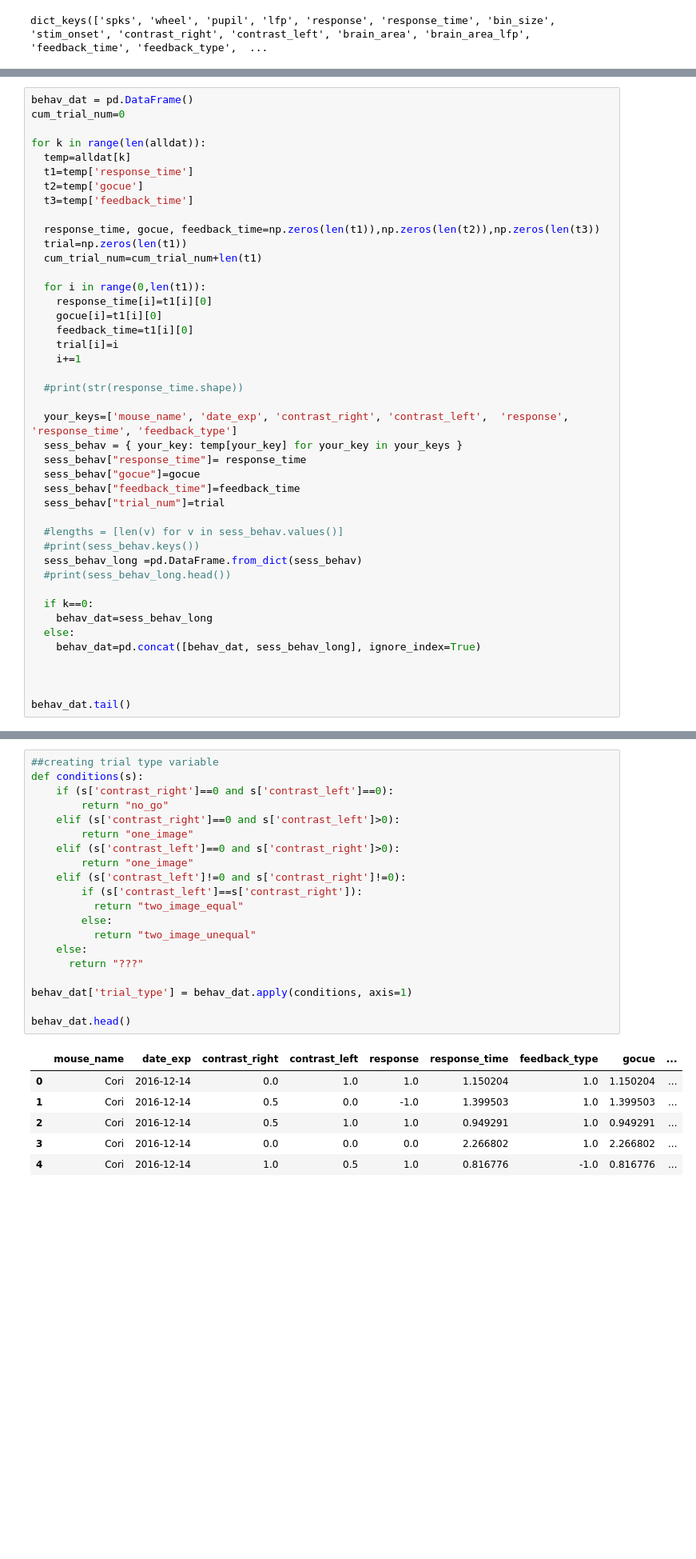
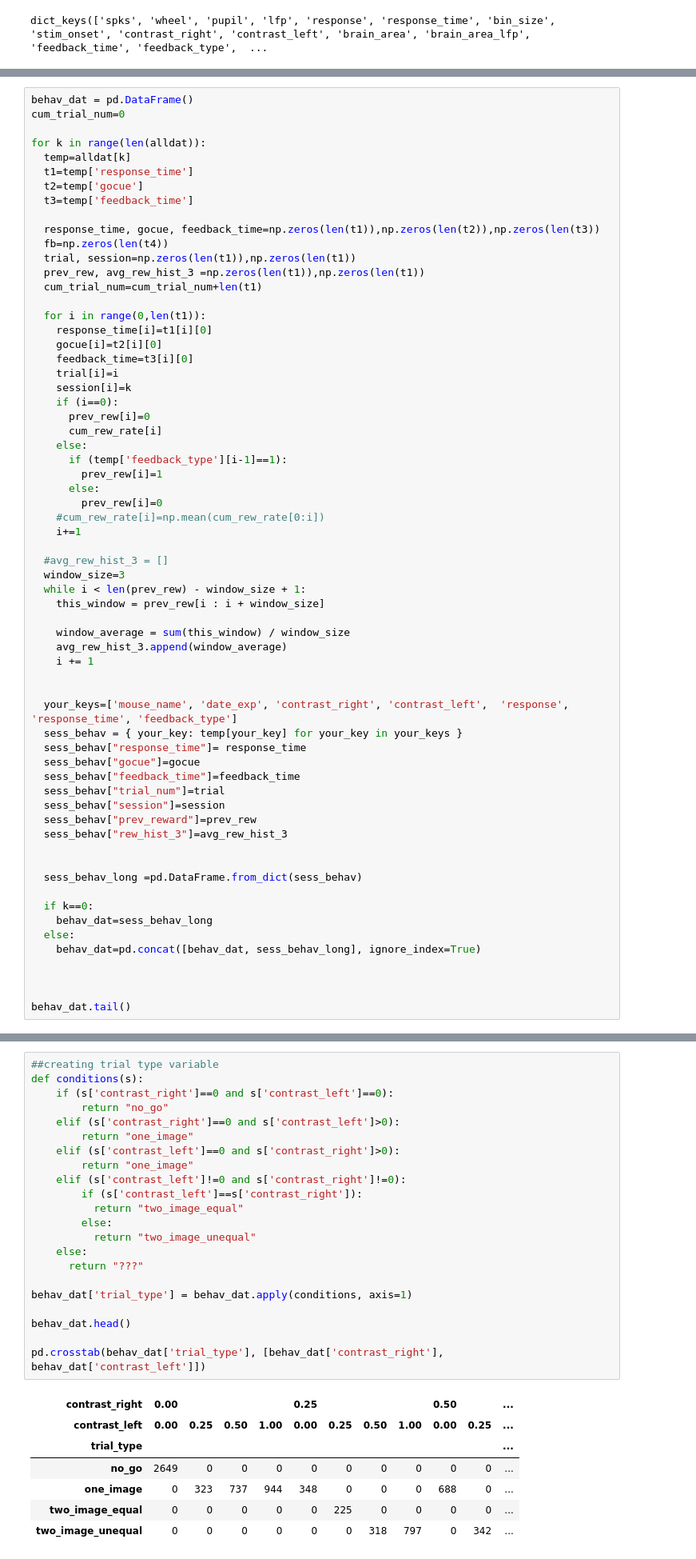
Before and after one commit to ashimakeshava/NMA_marmots, a Jupyter notebook: Behavioral_DF_Paula.ipynb, the cells around one changed output, grey strips where cells are left out. Shown: that part at 80% size. Saved outputs shown, nothing was run; the diff lists cells and outputs as text; blank space fills up the shorter version.

```diff
--- a/Behavioral_DF_Paula.ipynb
+++ b/Behavioral_DF_Paula.ipynb
@@ -79,17 +94,37 @@ for k in range(len(alldat)):
   t3=temp['feedback_time']
 
   response_time, gocue, feedback_time=np.zeros(len(t1)),np.zeros(len(t2)),np.zeros(len(t3))
-  trial=np.zeros(len(t1))
+  fb=np.zeros(len(t4))
+  trial, session=np.zeros(len(t1)),np.zeros(len(t1))
+  prev_rew, avg_rew_hist_3 =np.zeros(len(t1)),np.zeros(len(t1))
   cum_trial_num=cum_trial_num+len(t1)
 
   for i in range(0,len(t1)):
     response_time[i]=t1[i][0]
-    gocue[i]=t1[i][0]
-    feedback_time=t1[i][0]
+    gocue[i]=t2[i][0]
+    feedback_time=t3[i][0]
     trial[i]=i
+    session[i]=k
+    if (i==0):
+      prev_rew[i]=0
+      cum_rew_rate[i]
+    else:
+      if (temp['feedback_type'][i-1]==1):
+        prev_rew[i]=1
+      else:
+        prev_rew[i]=0
+    #cum_rew_rate[i]=np.mean(cum_rew_rate[0:i])
     i+=1
 
-  #print(str(response_time.shape))
+  #avg_rew_hist_3 = []
+  window_size=3
+  while i < len(prev_rew) - window_size + 1:
+    this_window = prev_rew[i : i + window_size]
+
+    window_average = sum(this_window) / window_size
+    avg_rew_hist_3.append(window_average)
+    i += 1
+
 
   your_keys=['mouse_name', 'date_exp', 'contrast_right', 'contrast_left',  'response', 'response_time', 'feedback_type']
   sess_behav = { your_key: temp[your_key] for your_key in your_keys }
@@ -97,11 +132,12 @@ for k in range(len(alldat)):
   sess_behav["gocue"]=gocue
   sess_behav["feedback_time"]=feedback_time
   sess_behav["trial_num"]=trial
+  sess_behav["session"]=session
+  sess_behav["prev_reward"]=prev_rew
+  sess_behav["rew_hist_3"]=avg_rew_hist_3
 
-  #lengths = [len(v) for v in sess_behav.values()]
-  #print(sess_behav.keys())
+
   sess_behav_long =pd.DataFrame.from_dict(sess_behav)
-  #print(sess_behav_long.head())
 
   if k==0:
     behav_dat=sess_behav_long
@@ -133,27 +175,30 @@ Awesome! Now we need to calculate the following variables:
 # %%
 ##creating trial type variable
 def conditions(s):
     if (s['contrast_right']==0 and s['contrast_left']==0):
         return "no_go"
     elif (s['contrast_right']==0 and s['contrast_left']>0):
         return "one_image"
     elif (s['contrast_left']==0 and s['contrast_right']>0):
         return "one_image"
     elif (s['contrast_left']!=0 and s['contrast_right']!=0):
         if (s['contrast_left']==s['contrast_right']):
           return "two_image_equal"
         else:
           return "two_image_unequal"
     else:
       return "???"
 
 behav_dat['trial_type'] = behav_dat.apply(conditions, axis=1)
 
 behav_dat.head()
+
+pd.crosstab(behav_dat['trial_type'], [behav_dat['contrast_right'], behav_dat['contrast_left']])
 # %% [output]
-|  | mouse_name | date_exp | contrast_right | contrast_left | response | response_time | feedback_type | gocue | ... |
-| 0 | Cori | 2016-12-14 | 0.0 | 1.0 | 1.0 | 1.150204 | 1.0 | 1.150204 | ... |
-| 1 | Cori | 2016-12-14 | 0.5 | 0.0 | -1.0 | 1.399503 | 1.0 | 1.399503 | ... |
-| 2 | Cori | 2016-12-14 | 0.5 | 1.0 | 1.0 | 0.949291 | 1.0 | 0.949291 | ... |
-| 3 | Cori | 2016-12-14 | 0.0 | 0.0 | 0.0 | 2.266802 | 1.0 | 2.266802 | ... |
-| 4 | Cori | 2016-12-14 | 1.0 | 0.5 | 1.0 | 0.816776 | -1.0 | 0.816776 | ... |
+| contrast_right | 0.00 |  |  |  | 0.25 |  |  |  | 0.50 |  | ... |
+| contrast_left | 0.00 | 0.25 | 0.50 | 1.00 | 0.00 | 0.25 | 0.50 | 1.00 | 0.00 | 0.25 | ... |
+| trial_type |  |  |  |  |  |  |  |  |  |  | ... |
+| no_go | 2649 | 0 | 0 | 0 | 0 | 0 | 0 | 0 | 0 | 0 | ... |
+| one_image | 0 | 323 | 737 | 944 | 348 | 0 | 0 | 0 | 688 | 0 | ... |
+| two_image_equal | 0 | 0 | 0 | 0 | 0 | 225 | 0 | 0 | 0 | 0 | ... |
+| two_image_unequal | 0 | 0 | 0 | 0 | 0 | 0 | 318 | 797 | 0 | 342 | ... |
```
Also changed, not shown: parts of 7 cells of this notebook.
